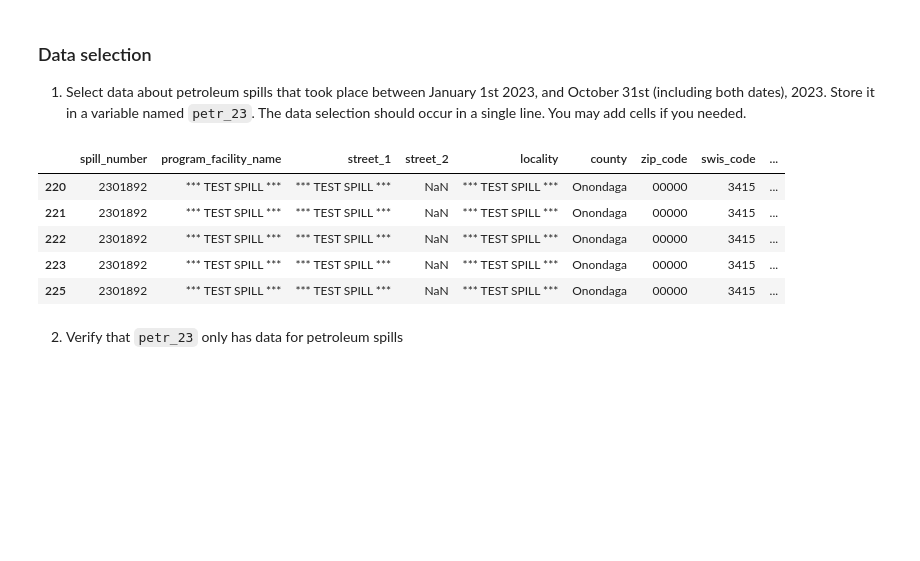
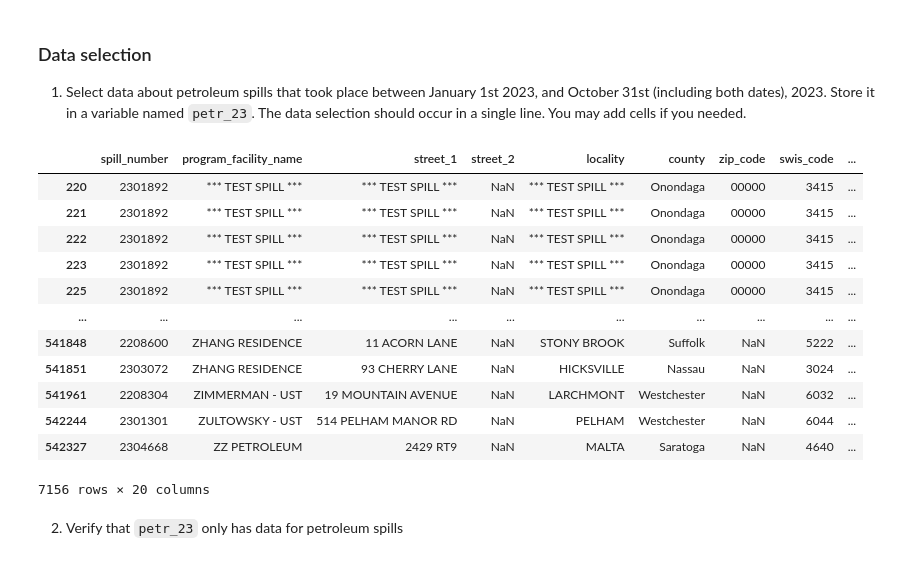
Before and after one commit to dianaxnav/eds220-hwk-3, a Jupyter notebook: hwk3-task1-spills.ipynb, the cells around one changed output. Saved outputs shown, nothing was run; the diff lists cells and outputs as text; code cells hidden in the pictures; blank space fills up the shorter version.

```diff
--- a/hwk3-task1-spills.ipynb
+++ b/hwk3-task1-spills.ipynb
@@ -163,20 +163,27 @@ array(['Westchester', 'Queens', 'Bronx', 'Sullivan', 'Cortland',
 # %%
 #convert my col to date time
 
 spills['spill_date'] = pd.to_datetime(spills['spill_date'])
 
 #use the & operator to select the data
 petr_23 = spills[(spills['spill_date']>= '01/01/23') & (spills['spill_date']<= '10/31/23') & (spills['material_family'] == 'Petroleum') ]
 
 
-petr_23.head()
+petr_23
 # %% [output]
 |  | spill_number | program_facility_name | street_1 | street_2 | locality | county | zip_code | swis_code | ... |
 | 220 | 2301892 | *** TEST SPILL *** | *** TEST SPILL *** | NaN | *** TEST SPILL *** | Onondaga | 00000 | 3415 | ... |
 | 221 | 2301892 | *** TEST SPILL *** | *** TEST SPILL *** | NaN | *** TEST SPILL *** | Onondaga | 00000 | 3415 | ... |
 | 222 | 2301892 | *** TEST SPILL *** | *** TEST SPILL *** | NaN | *** TEST SPILL *** | Onondaga | 00000 | 3415 | ... |
 | 223 | 2301892 | *** TEST SPILL *** | *** TEST SPILL *** | NaN | *** TEST SPILL *** | Onondaga | 00000 | 3415 | ... |
 | 225 | 2301892 | *** TEST SPILL *** | *** TEST SPILL *** | NaN | *** TEST SPILL *** | Onondaga | 00000 | 3415 | ... |
+| ... | ... | ... | ... | ... | ... | ... | ... | ... | ... |
+| 541848 | 2208600 | ZHANG RESIDENCE | 11 ACORN LANE | NaN | STONY BROOK | Suffolk | NaN | 5222 | ... |
+| 541851 | 2303072 | ZHANG RESIDENCE | 93 CHERRY LANE | NaN | HICKSVILLE | Nassau | NaN | 3024 | ... |
+| 541961 | 2208304 | ZIMMERMAN - UST | 19 MOUNTAIN AVENUE | NaN | LARCHMONT | Westchester | NaN | 6032 | ... |
+| 542244 | 2301301 | ZULTOWSKY - UST | 514 PELHAM MANOR RD | NaN | PELHAM | Westchester | NaN | 6044 | ... |
+| 542327 | 2304668 | ZZ PETROLEUM | 2429 RT9 | NaN | MALTA | Saratoga | NaN | 4640 | ... |
+7156 rows × 20 columns
 # %% [markdown]
 2. Verify that `petr_23` only has data for petroleum spills
 # %%
```
Also changed, not shown: parts of 30 cells of this notebook, 8 other files.
